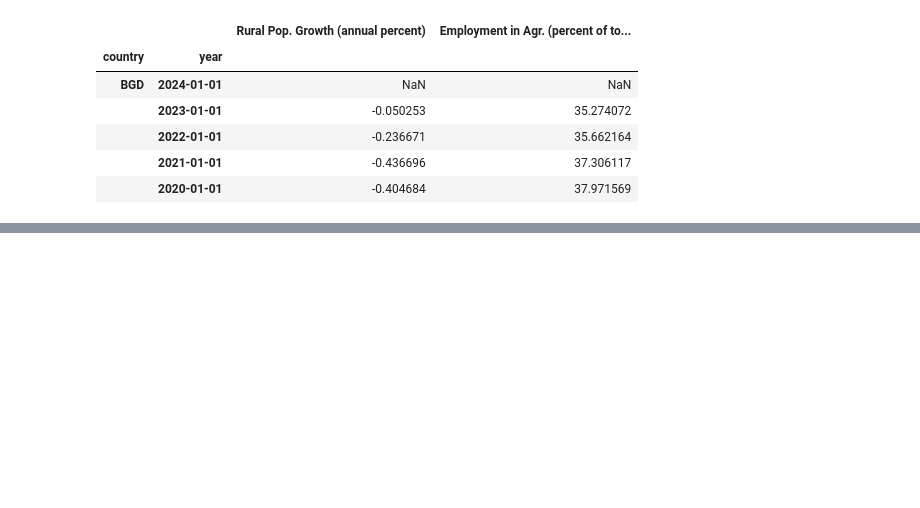
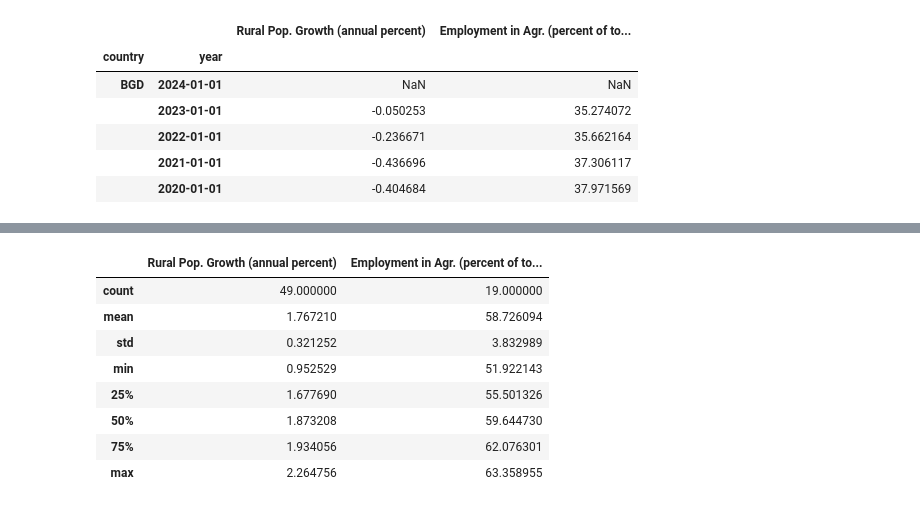
Before and after one commit to kdaseo/graspp_2025_spring, a Jupyter notebook: notebooks/assignment_individual/HW1/HW1_ParedesIsabela.ipynb, the cells around one changed output, grey strips where cells are left out. Saved outputs shown, nothing was run; the diff lists cells and outputs as text; code cells hidden in the pictures; blank space fills up the shorter version.

```diff
--- a/notebooks/assignment_individual/HW1/HW1_ParedesIsabela.ipynb
+++ b/notebooks/assignment_individual/HW1/HW1_ParedesIsabela.ipynb
@@ -152,0 +153,12 @@ wb_merged.query("country in ['BGD', 'VNM']").describe()
+# %%
+wb_merged.query("country == 'IND' & year<2010").describe()
+# %% [output]
+|  | Rural Pop. Growth (annual percent) | Employment in Agr. (percent of to... |
+| count | 49.000000 | 19.000000 |
+| mean | 1.767210 | 58.726094 |
+| std | 0.321252 | 3.832989 |
+| min | 0.952529 | 51.922143 |
+| 25% | 1.677690 | 55.501326 |
+| 50% | 1.873208 | 59.644730 |
+| 75% | 1.934056 | 62.076301 |
+| max | 2.264756 | 63.358955 |
```
Also changed, not shown: parts of 4 cells of this notebook.
